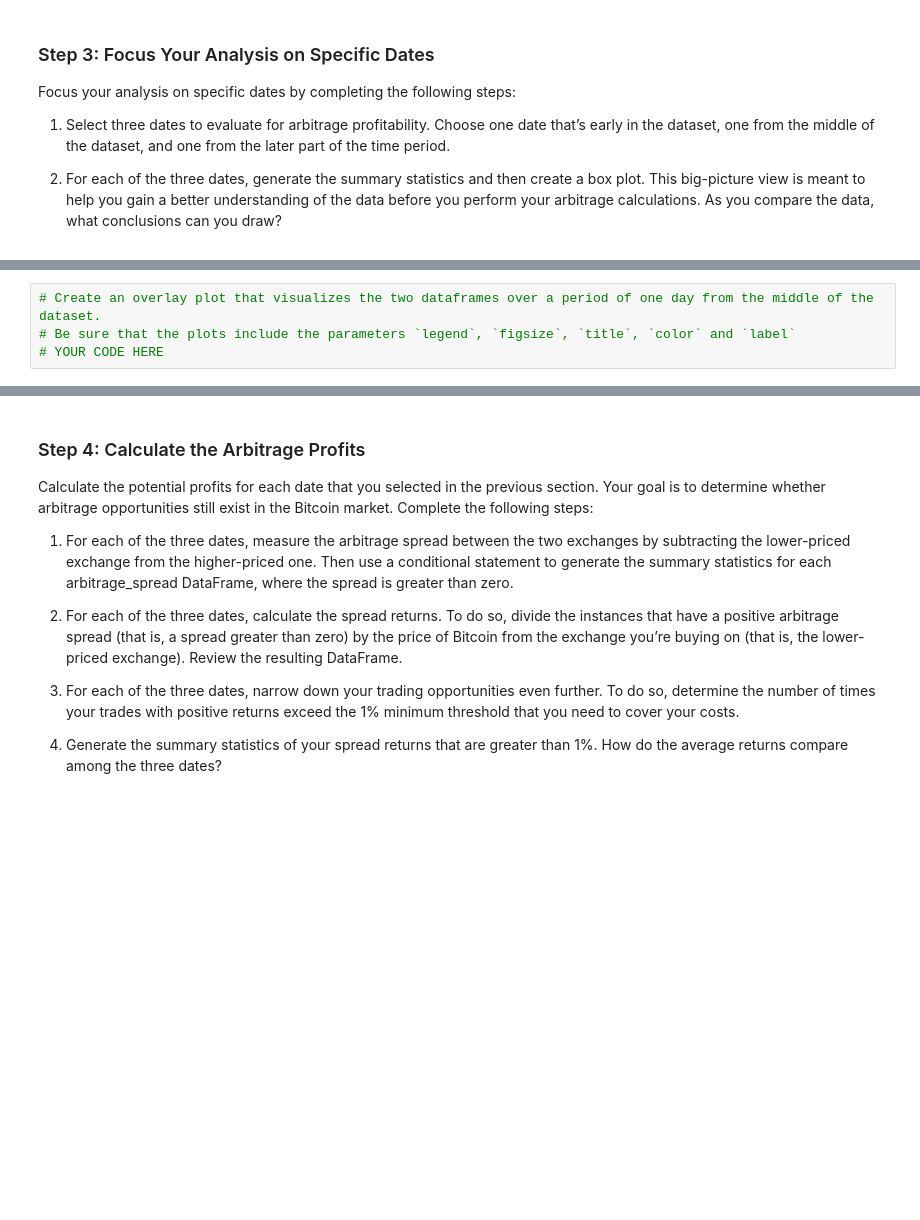
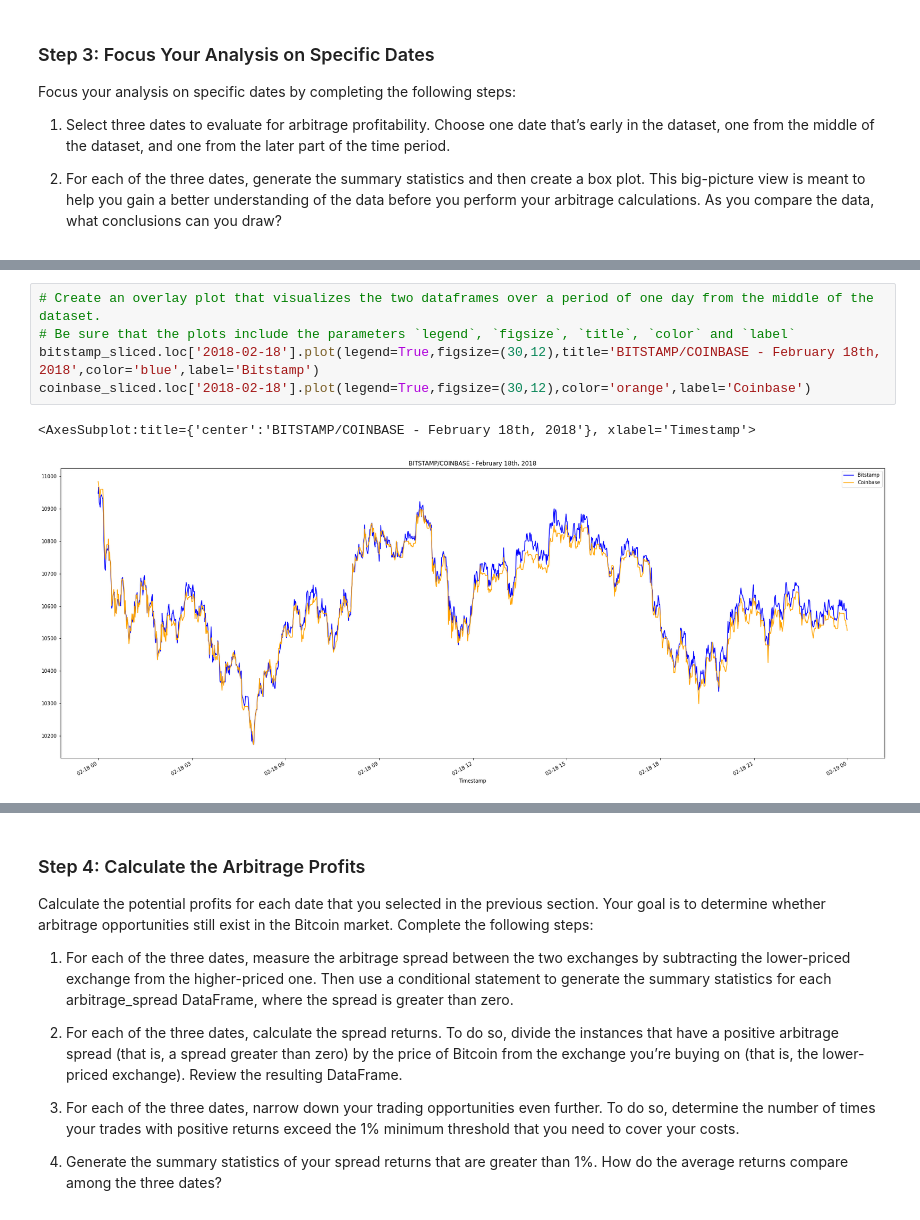
Before and after one commit to ForrestSurles/Bitcoin_Exchange_Arbitrage_Analysis, a Jupyter notebook: crypto_arbitrage.ipynb, the cells around one changed output, grey strips where cells are left out. Saved outputs shown, nothing was run; the diff lists cells and outputs as text; blank space fills up the shorter version.

```diff
--- a/crypto_arbitrage.ipynb
+++ b/crypto_arbitrage.ipynb
@@ -362,7 +379,11 @@ Focus your analysis on specific dates by completing the following steps:
 # %%
 # Create an overlay plot that visualizes the two dataframes over a period of one day from the middle of the dataset.
 # Be sure that the plots include the parameters `legend`, `figsize`, `title`, `color` and `label`
-# YOUR CODE HERE
+bitstamp_sliced.loc['2018-02-18'].plot(legend=True,figsize=(30,12),title='BITSTAMP/COINBASE - February 18th, 2018',color='blue',label='Bitstamp')
+coinbase_sliced.loc['2018-02-18'].plot(legend=True,figsize=(30,12),color='orange',label='Coinbase')
+# %% [output]
+<AxesSubplot:title={'center':'BITSTAMP/COINBASE - February 18th, 2018'}, xlabel='Timestamp'>
+[figure, added]
 # %%
 # Using the date in the middle that you have selected, calculate the arbitrage spread
 # by subtracting the bitstamp lower closing prices from the coinbase higher closing prices
```
Also changed, not shown: parts of 11 cells of this notebook.
